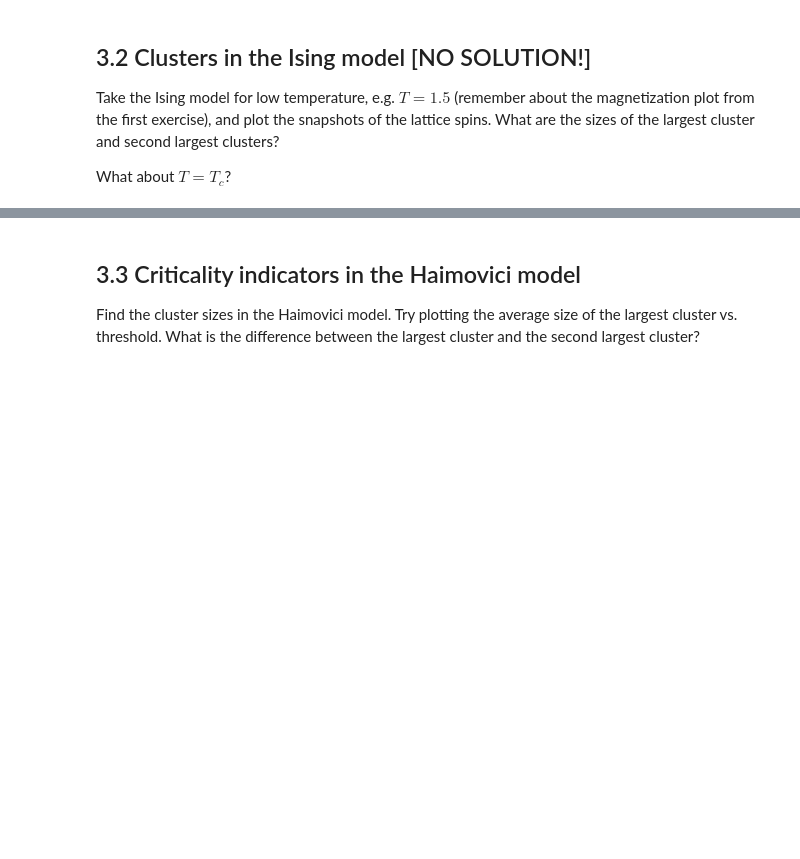
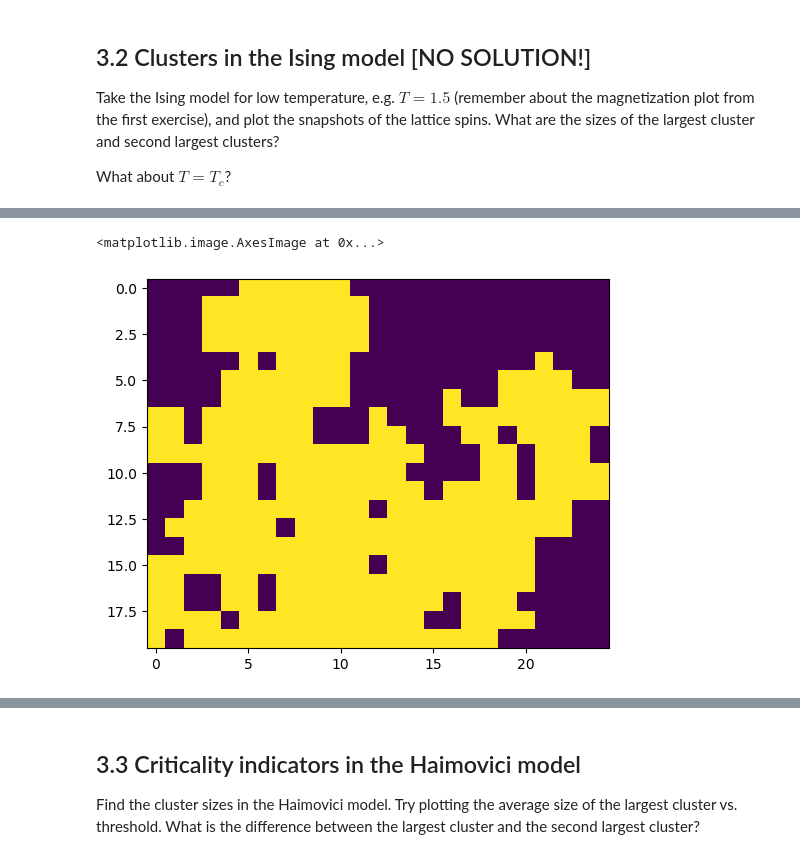
Before and after one commit to Mark-Kac-Center/cna2023-critical-brain, a Jupyter notebook: exercises_solution.ipynb, the cells around one changed output, grey strips where cells are left out. Drawn from its saved outputs; the diff is of its cells as text; code cells hidden in the pictures; blank space fills up the shorter version.

```diff
--- a/exercises_solution.ipynb
+++ b/exercises_solution.ipynb
@@ -489,0 +533,5 @@ fig.tight_layout()
+# %%
+plt.imshow(clusters_masks[0])
+# %% [output]
+<matplotlib.image.AxesImage at 0x...>
+[figure, added]
```
Also changed, not shown: parts of 11 cells of this notebook, 3 other files.
